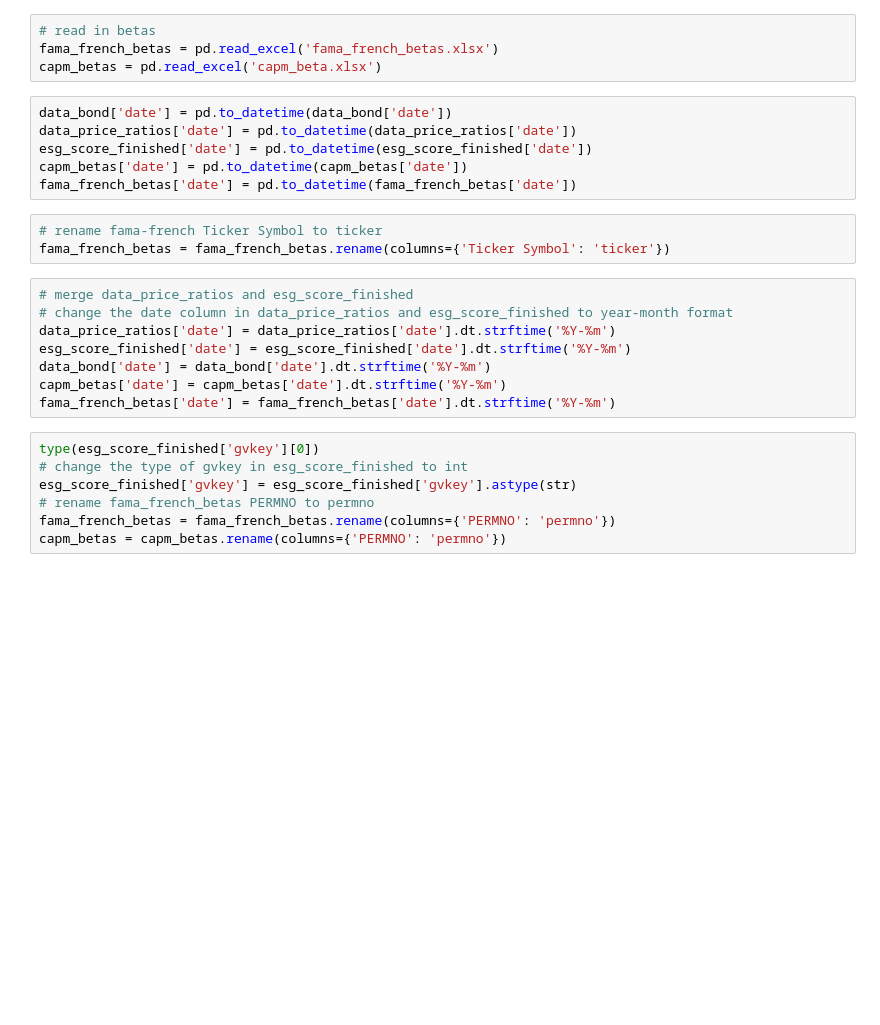
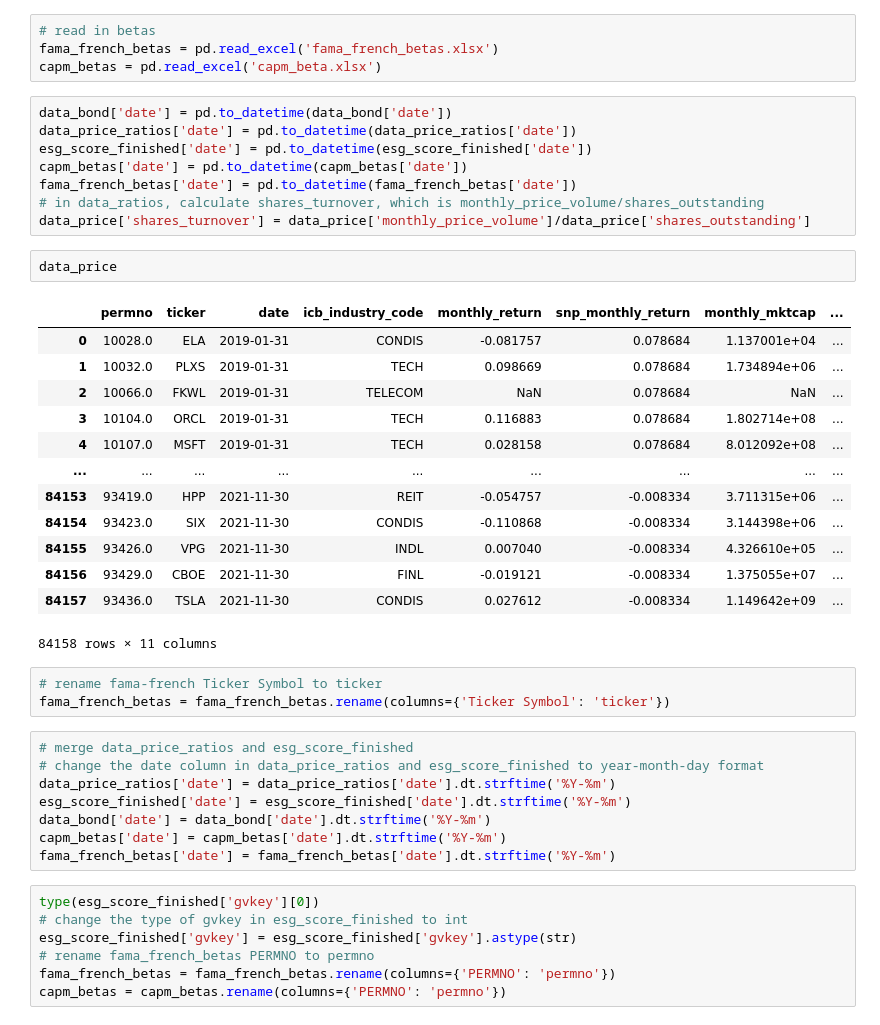
Before and after one commit to TDR474/ESG-Fama-French, a Jupyter notebook: wrds.ipynb, the cells around one changed output. Drawn from its saved outputs; the diff is of its cells as text; blank space fills up the shorter version.

```diff
--- a/wrds.ipynb
+++ b/wrds.ipynb
@@ -119,12 +113,30 @@ data_price_ratios['date'] = pd.to_datetime(data_price_ratios['date'])
 esg_score_finished['date'] = pd.to_datetime(esg_score_finished['date'])
 capm_betas['date'] = pd.to_datetime(capm_betas['date'])
 fama_french_betas['date'] = pd.to_datetime(fama_french_betas['date'])
+# in data_ratios, calculate shares_turnover, which is monthly_price_volume/shares_outstanding
+data_price['shares_turnover'] = data_price['monthly_price_volume']/data_price['shares_outstanding']
+# %%
+data_price
+# %% [output]
+|  | permno | ticker | date | icb_industry_code | monthly_return | snp_monthly_return | monthly_mktcap | ... |
+| 0 | 10028.0 | ELA | 2019-01-31 | CONDIS | -0.081757 | 0.078684 | 1.137001e+04 | ... |
+| 1 | 10032.0 | PLXS | 2019-01-31 | TECH | 0.098669 | 0.078684 | 1.734894e+06 | ... |
+| 2 | 10066.0 | FKWL | 2019-01-31 | TELECOM | NaN | 0.078684 | NaN | ... |
+| 3 | 10104.0 | ORCL | 2019-01-31 | TECH | 0.116883 | 0.078684 | 1.802714e+08 | ... |
+| 4 | 10107.0 | MSFT | 2019-01-31 | TECH | 0.028158 | 0.078684 | 8.012092e+08 | ... |
+| ... | ... | ... | ... | ... | ... | ... | ... | ... |
+| 84153 | 93419.0 | HPP | 2021-11-30 | REIT | -0.054757 | -0.008334 | 3.711315e+06 | ... |
+| 84154 | 93423.0 | SIX | 2021-11-30 | CONDIS | -0.110868 | -0.008334 | 3.144398e+06 | ... |
+| 84155 | 93426.0 | VPG | 2021-11-30 | INDL | 0.007040 | -0.008334 | 4.326610e+05 | ... |
+| 84156 | 93429.0 | CBOE | 2021-11-30 | FINL | -0.019121 | -0.008334 | 1.375055e+07 | ... |
+| 84157 | 93436.0 | TSLA | 2021-11-30 | CONDIS | 0.027612 | -0.008334 | 1.149642e+09 | ... |
+84158 rows × 11 columns
 # %%
 # rename fama-french Ticker Symbol to ticker
 fama_french_betas = fama_french_betas.rename(columns={'Ticker Symbol': 'ticker'})
 # %%
 # merge data_price_ratios and esg_score_finished
-# change the date column in data_price_ratios and esg_score_finished to year-month format
+# change the date column in data_price_ratios and esg_score_finished to year-month-day format
 data_price_ratios['date'] = data_price_ratios['date'].dt.strftime('%Y-%m')
 esg_score_finished['date'] = esg_score_finished['date'].dt.strftime('%Y-%m')
 data_bond['date'] = data_bond['date'].dt.strftime('%Y-%m')
```
Also changed, not shown: parts of 31 cells of this notebook, 24 other files.
